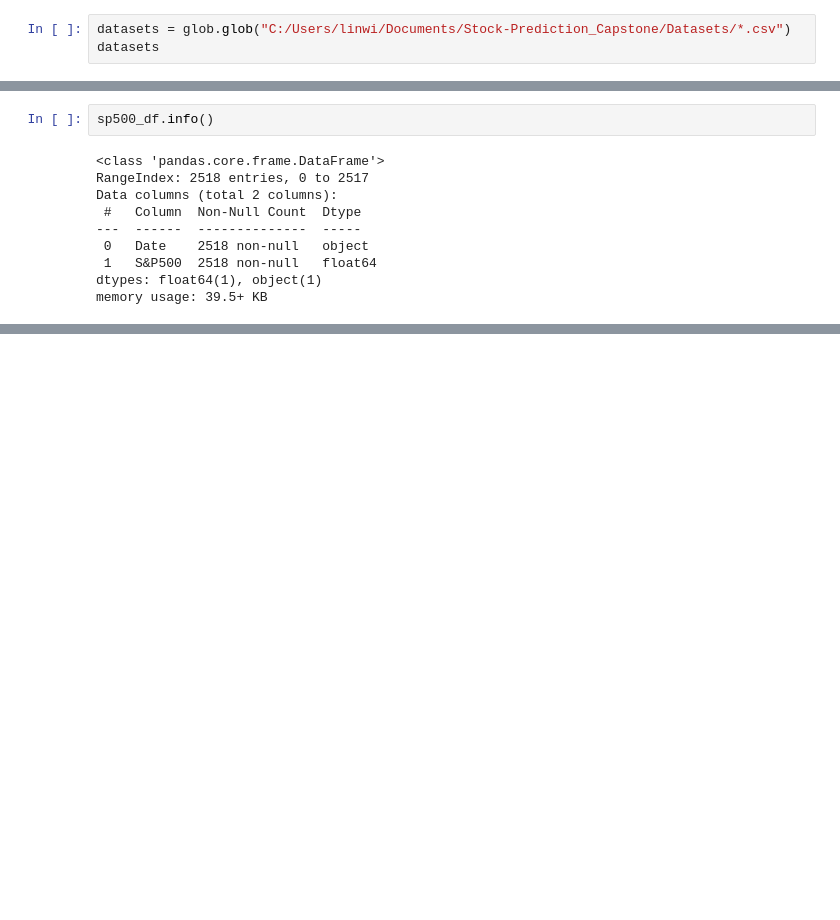
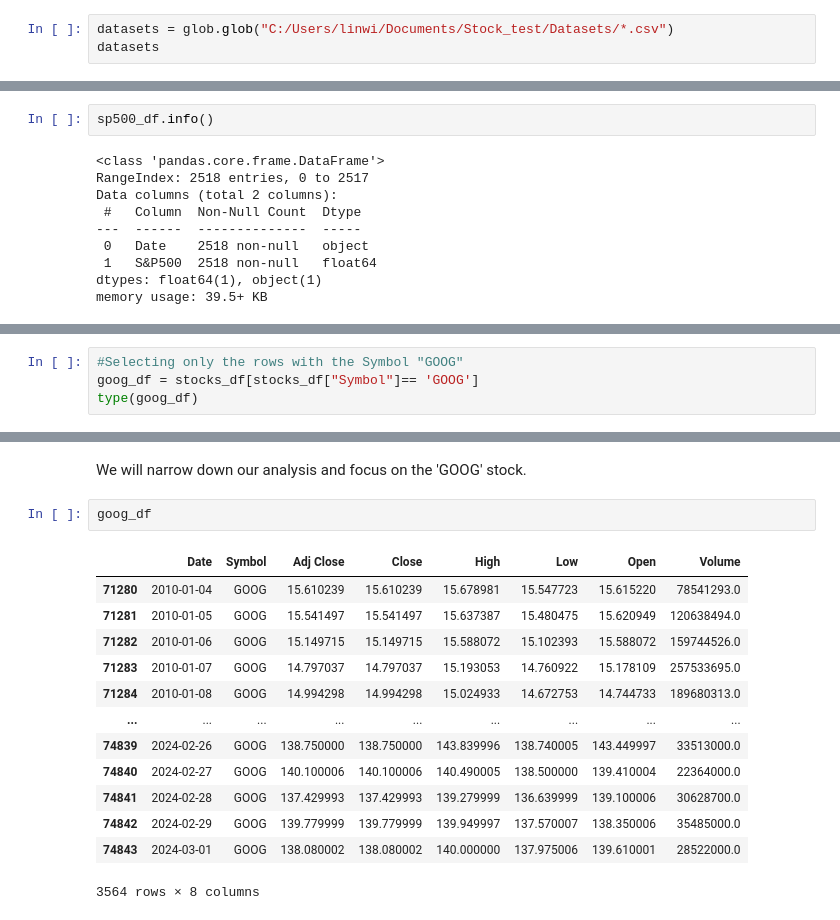
Before and after one commit to Efflorescence01/Stock_Prediction_Cap, a Jupyter notebook: Stock_Data_Cleaning.ipynb, the cells around one changed output, grey strips where cells are left out. Cells and saved outputs as stored; diff of their text form; blank space fills up the shorter version.

```diff
--- a/Stock_Data_Cleaning.ipynb
+++ b/Stock_Data_Cleaning.ipynb
@@ -6,6 +10,6 @@ import numpy as np
 import matplotlib.pyplot as plt
 import glob
 # %%
-datasets = glob.glob("C:/Users/linwi/Documents/Stock-Prediction_Capstone/Datasets/*.csv")
+datasets = glob.glob("C:/Users/linwi/Documents/Stock_test/Datasets/*.csv")
 datasets
 # %% [output]
@@ -146,0 +250,4 @@ memory usage: 39.5+ KB
+# %%
+#Selecting only the rows with the Symbol "GOOG"
+goog_df = stocks_df[stocks_df["Symbol"]== 'GOOG']
+type(goog_df)
@@ -146,0 +268,18 @@ memory usage: 39.5+ KB
+# %% [markdown]
+We will narrow down our analysis and focus on the 'GOOG' stock.
+# %%
+goog_df
+# %% [output]
+|  | Date | Symbol | Adj Close | Close | High | Low | Open | Volume |
+| 71280 | 2010-01-04 | GOOG | 15.610239 | 15.610239 | 15.678981 | 15.547723 | 15.615220 | 78541293.0 |
+| 71281 | 2010-01-05 | GOOG | 15.541497 | 15.541497 | 15.637387 | 15.480475 | 15.620949 | 120638494.0 |
+| 71282 | 2010-01-06 | GOOG | 15.149715 | 15.149715 | 15.588072 | 15.102393 | 15.588072 | 159744526.0 |
+| 71283 | 2010-01-07 | GOOG | 14.797037 | 14.797037 | 15.193053 | 14.760922 | 15.178109 | 257533695.0 |
+| 71284 | 2010-01-08 | GOOG | 14.994298 | 14.994298 | 15.024933 | 14.672753 | 14.744733 | 189680313.0 |
+| ... | ... | ... | ... | ... | ... | ... | ... | ... |
+| 74839 | 2024-02-26 | GOOG | 138.750000 | 138.750000 | 143.839996 | 138.740005 | 143.449997 | 33513000.0 |
+| 74840 | 2024-02-27 | GOOG | 140.100006 | 140.100006 | 140.490005 | 138.500000 | 139.410004 | 22364000.0 |
+| 74841 | 2024-02-28 | GOOG | 137.429993 | 137.429993 | 139.279999 | 136.639999 | 139.100006 | 30628700.0 |
+| 74842 | 2024-02-29 | GOOG | 139.779999 | 139.779999 | 139.949997 | 137.570007 | 138.350006 | 35485000.0 |
+| 74843 | 2024-03-01 | GOOG | 138.080002 | 138.080002 | 140.000000 | 137.975006 | 139.610001 | 28522000.0 |
+3564 rows × 8 columns
```
Also changed, not shown: parts of 19 cells of this notebook.
